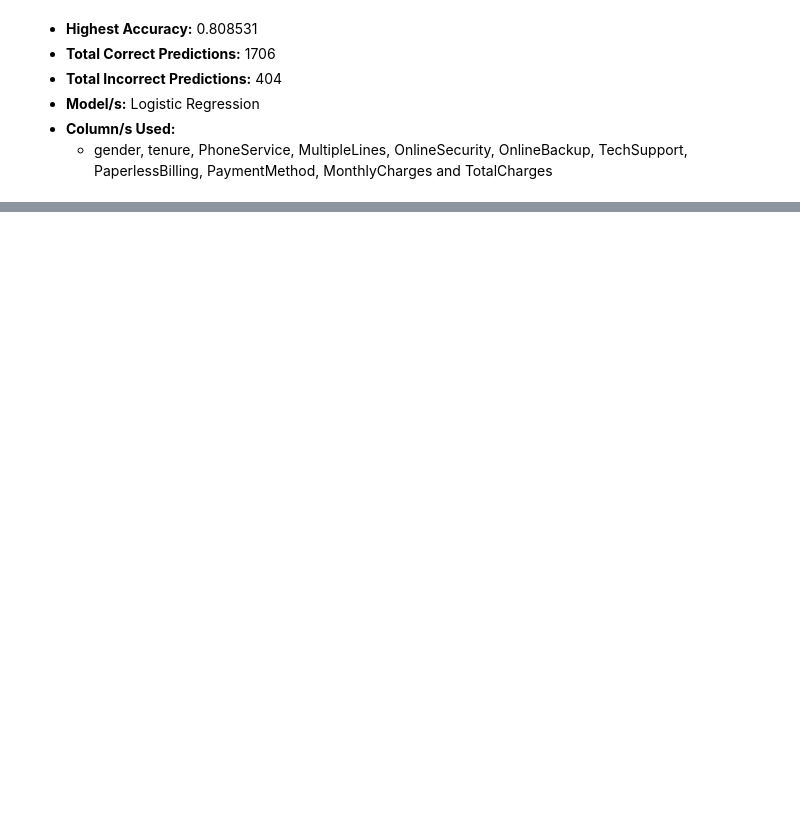
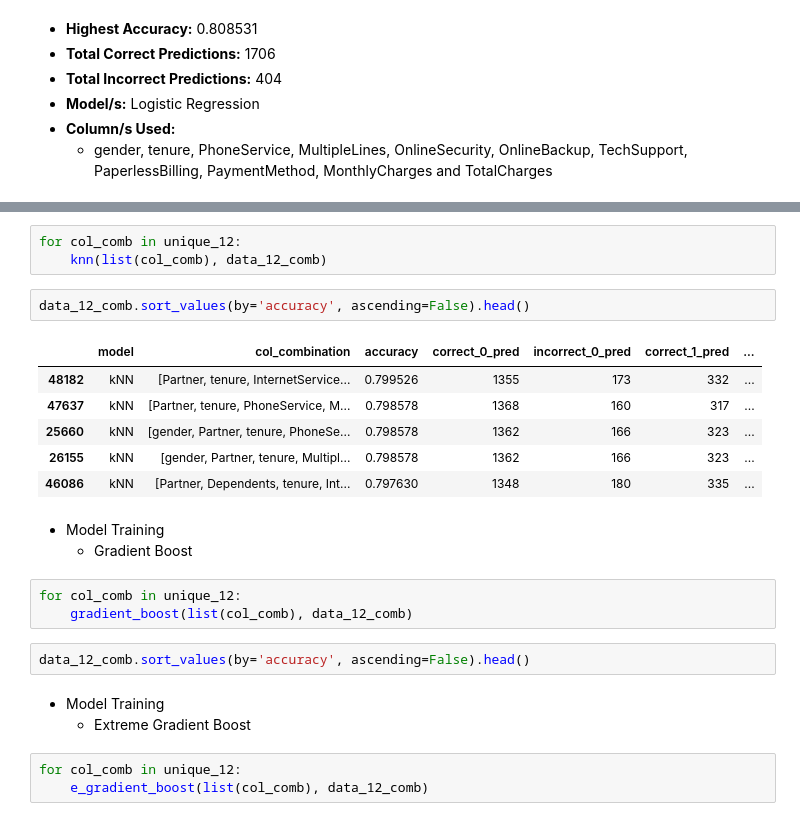
Before and after one commit to HarshTanwar001/Churn-Analysis, a Jupyter notebook: Churn_Analysis.ipynb, the cells around one changed output, grey strips where cells are left out. Saved outputs shown, nothing was run; the diff lists cells and outputs as text; blank space fills up the shorter version.

```diff
--- a/Churn_Analysis.ipynb
+++ b/Churn_Analysis.ipynb
@@ -2080,0 +2123,26 @@ data_11_comb.sort_values(by='accuracy', ascending=False).head()
+# %%
+for col_comb in unique_12:
+    knn(list(col_comb), data_12_comb)
+# %%
+data_12_comb.sort_values(by='accuracy', ascending=False).head()
+# %% [output]
+|  | model | col_combination | accuracy | correct_0_pred | incorrect_0_pred | correct_1_pred | ... |
+| 48182 | kNN | [Partner, tenure, InternetService... | 0.799526 | 1355 | 173 | 332 | ... |
+| 47637 | kNN | [Partner, tenure, PhoneService, M... | 0.798578 | 1368 | 160 | 317 | ... |
+| 25660 | kNN | [gender, Partner, tenure, PhoneSe... | 0.798578 | 1362 | 166 | 323 | ... |
+| 26155 | kNN | [gender, Partner, tenure, Multipl... | 0.798578 | 1362 | 166 | 323 | ... |
+| 46086 | kNN | [Partner, Dependents, tenure, Int... | 0.797630 | 1348 | 180 | 335 | ... |
+# %% [markdown]
+- Model Training
+    - Gradient Boost
+# %%
+for col_comb in unique_12:
+    gradient_boost(list(col_comb), data_12_comb)
+# %%
+data_12_comb.sort_values(by='accuracy', ascending=False).head()
+# %% [markdown]
+- Model Training
+    - Extreme Gradient Boost
+# %%
+for col_comb in unique_12:
+    e_gradient_boost(list(col_comb), data_12_comb)
```
Also changed, not shown: parts of 9 cells of this notebook.
